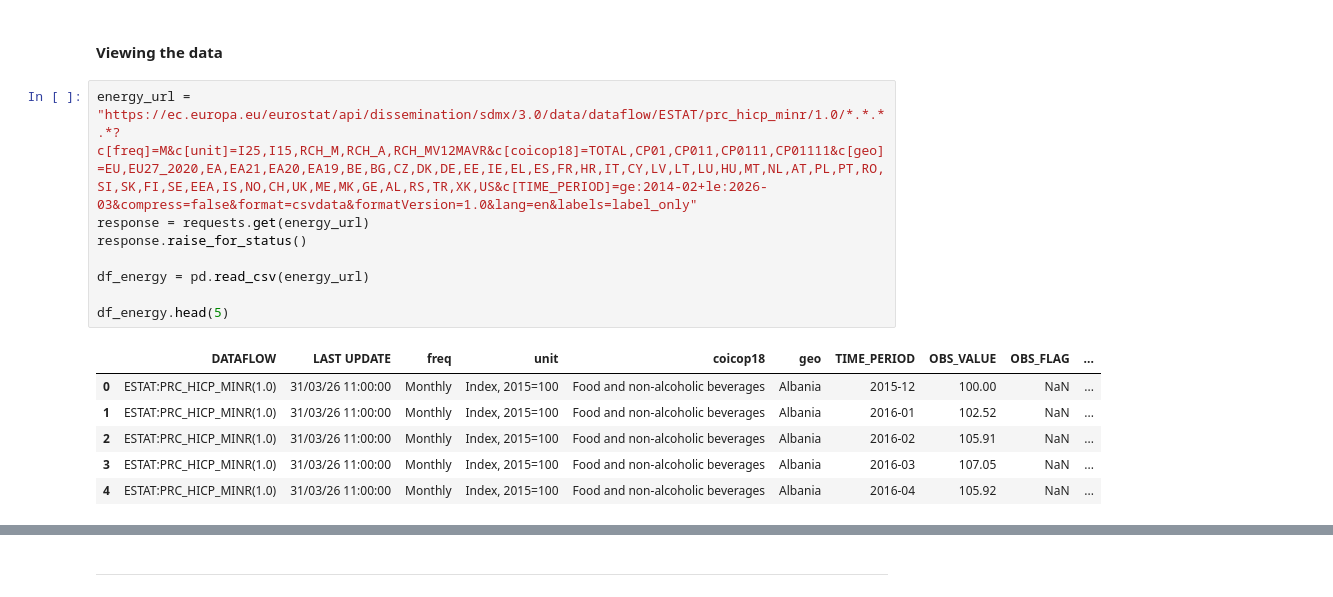
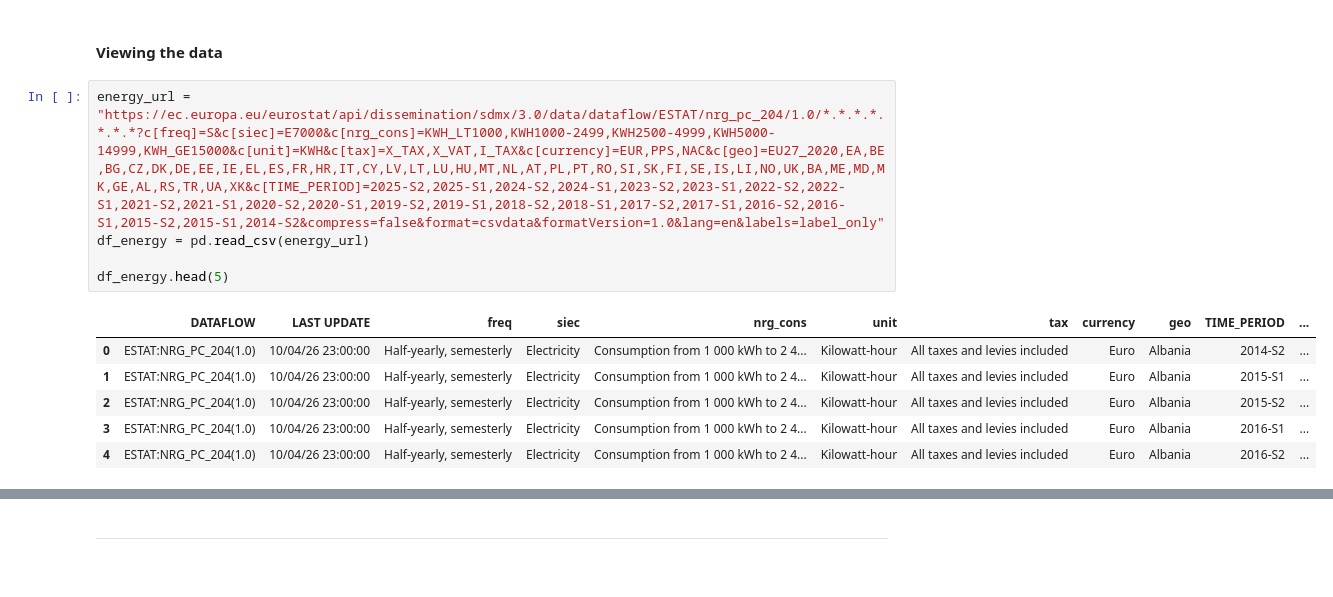
Before and after one commit to meisnerfiona-it/economic-impact-of-green-deal, a Jupyter notebook: FionasNotebook.ipynb, the cells around one changed output, grey strips where cells are left out. Cells and saved outputs as stored; diff of their text form.

```diff
--- a/FionasNotebook.ipynb
+++ b/FionasNotebook.ipynb
@@ -258,17 +258,14 @@ plt.show()
 # %% [markdown]
 #### Viewing the data
 # %%
-energy_url = "https://ec.europa.eu/eurostat/api/dissemination/sdmx/3.0/data/dataflow/ESTAT/prc_hicp_minr/1.0/*.*.*.*?c[freq]=M&c[unit]=I25,I15,RCH_M,RCH_A,RCH_MV12MAVR&c[coicop18]=TOTAL,CP01,CP011,CP0111,CP01111&c[geo]=EU,EU27_2020,EA,EA21,EA20,EA19,BE,BG,CZ,DK,DE,EE,IE,EL,ES,FR,HR,IT,CY,LV,LT,LU,HU,MT,NL,AT,PL,PT,RO,SI,SK,FI,SE,EEA,IS,NO,CH,UK,ME,MK,GE,AL,RS,TR,XK,US&c[TIME_PERIOD]=ge:2014-02+le:2026-03&compress=false&format=csvdata&formatVersion=1.0&lang=en&labels=label_only"
-response = requests.get(energy_url)
-response.raise_for_status()
-
+energy_url = "https://ec.europa.eu/eurostat/api/dissemination/sdmx/3.0/data/dataflow/ESTAT/nrg_pc_204/1.0/*.*.*.*.*.*.*?c[freq]=S&c[siec]=E7000&c[nrg_cons]=KWH_LT1000,KWH1000-2499,KWH2500-4999,KWH5000-14999,KWH_GE15000&c[unit]=KWH&c[tax]=X_TAX,X_VAT,I_TAX&c[currency]=EUR,PPS,NAC&c[geo]=EU27_2020,EA,BE,BG,CZ,DK,DE,EE,IE,EL,ES,FR,HR,IT,CY,LV,LT,LU,HU,MT,NL,AT,PL,PT,RO,SI,SK,FI,SE,IS,LI,NO,UK,BA,ME,MD,MK,GE,AL,RS,TR,UA,XK&c[TIME_PERIOD]=2025-S2,2025-S1,2024-S2,2024-S1,2023-S2,2023-S1,2022-S2,2022-S1,2021-S2,2021-S1,2020-S2,2020-S1,2019-S2,2019-S1,2018-S2,2018-S1,2017-S2,2017-S1,2016-S2,2016-S1,2015-S2,2015-S1,2014-S2&compress=false&format=csvdata&formatVersion=1.0&lang=en&labels=label_only"
 df_energy = pd.read_csv(energy_url)
 
 df_energy.head(5)
 # %% [output]
-|  | DATAFLOW | LAST UPDATE | freq | unit | coicop18 | geo | TIME_PERIOD | OBS_VALUE | OBS_FLAG | ... |
-| 0 | ESTAT:PRC_HICP_MINR(1.0) | 31/03/26 11:00:00 | Monthly | Index, 2015=100 | Food and non-alcoholic beverages | Albania | 2015-12 | 100.00 | NaN | ... |
-| 1 | ESTAT:PRC_HICP_MINR(1.0) | 31/03/26 11:00:00 | Monthly | Index, 2015=100 | Food and non-alcoholic beverages | Albania | 2016-01 | 102.52 | NaN | ... |
-| 2 | ESTAT:PRC_HICP_MINR(1.0) | 31/03/26 11:00:00 | Monthly | Index, 2015=100 | Food and non-alcoholic beverages | Albania | 2016-02 | 105.91 | NaN | ... |
-| 3 | ESTAT:PRC_HICP_MINR(1.0) | 31/03/26 11:00:00 | Monthly | Index, 2015=100 | Food and non-alcoholic beverages | Albania | 2016-03 | 107.05 | NaN | ... |
-| 4 | ESTAT:PRC_HICP_MINR(1.0) | 31/03/26 11:00:00 | Monthly | Index, 2015=100 | Food and non-alcoholic beverages | Albania | 2016-04 | 105.92 | NaN | ... |
+|  | DATAFLOW | LAST UPDATE | freq | siec | nrg_cons | unit | tax | currency | geo | TIME_PERIOD | ... |
+| 0 | ESTAT:NRG_PC_204(1.0) | 10/04/26 23:00:00 | Half-yearly, semesterly | Electricity | Consumption from 1 000 kWh to 2 4... | Kilowatt-hour | All taxes and levies included | Euro | Albania | 2014-S2 | ... |
+| 1 | ESTAT:NRG_PC_204(1.0) | 10/04/26 23:00:00 | Half-yearly, semesterly | Electricity | Consumption from 1 000 kWh to 2 4... | Kilowatt-hour | All taxes and levies included | Euro | Albania | 2015-S1 | ... |
+| 2 | ESTAT:NRG_PC_204(1.0) | 10/04/26 23:00:00 | Half-yearly, semesterly | Electricity | Consumption from 1 000 kWh to 2 4... | Kilowatt-hour | All taxes and levies included | Euro | Albania | 2015-S2 | ... |
+| 3 | ESTAT:NRG_PC_204(1.0) | 10/04/26 23:00:00 | Half-yearly, semesterly | Electricity | Consumption from 1 000 kWh to 2 4... | Kilowatt-hour | All taxes and levies included | Euro | Albania | 2016-S1 | ... |
+| 4 | ESTAT:NRG_PC_204(1.0) | 10/04/26 23:00:00 | Half-yearly, semesterly | Electricity | Consumption from 1 000 kWh to 2 4... | Kilowatt-hour | All taxes and levies included | Euro | Albania | 2016-S2 | ... |
```
Also changed, not shown: parts of 22 cells of this notebook, 2 other files.
